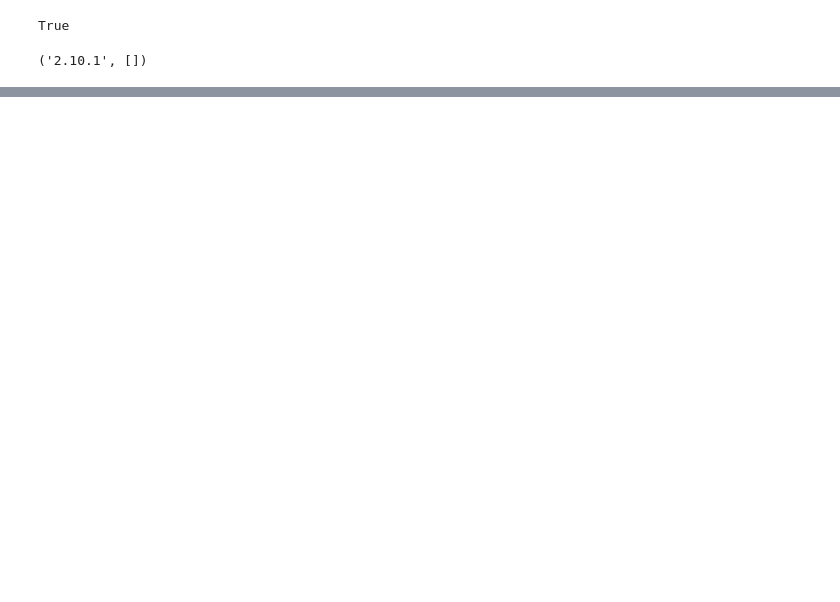
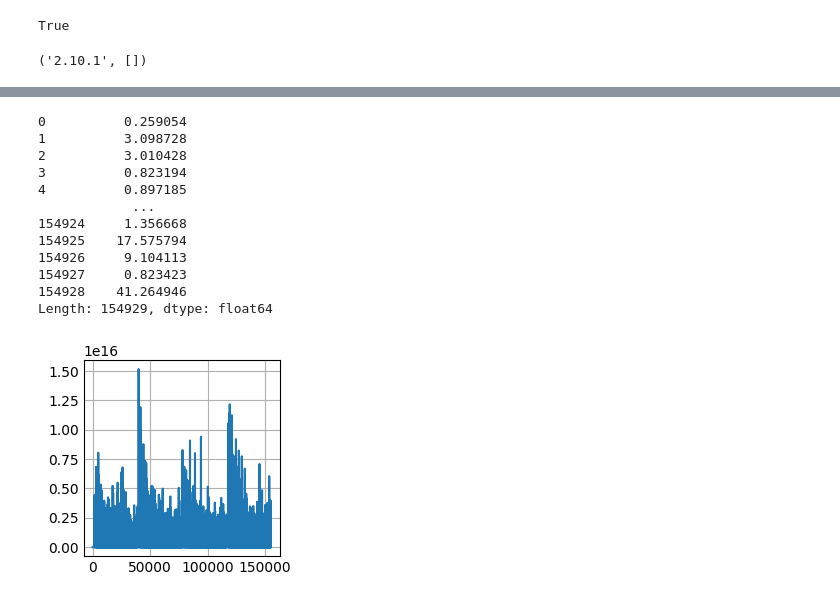
Before and after one commit to catan271/datn, a Jupyter notebook: training/train.ipynb, the cells around one changed output, grey strips where cells are left out. Drawn from its saved outputs; the diff is of its cells as text; code cells hidden in the pictures; blank space fills up the shorter version.

```diff
--- a/training/train.ipynb
+++ b/training/train.ipynb
@@ -148,0 +156,32 @@ df.to_csv('test.csv')
+# %%
+import matplotlib.pyplot as plt
+
+result = pd.read_csv('test.csv')
+
+# Example data
+actual_values = result['view']
+predicted_values = result['predict_view']
+
+acc = predicted_values / actual_values
+print(acc)
+
+
+plt.plot(acc)
+
+# Show plot
+plt.grid(True)
+plt.show()
+# %% [output]
+0          0.259054
+1          3.098728
+2          3.010428
+3          0.823194
+4          0.897185
+            ...
+154924     1.356668
+154925    17.575794
+154926     9.104113
+154927     0.823423
+154928    41.264946
+Length: 154929, dtype: float64
+[figure, added]
```
Also changed, not shown: parts of 7 cells of this notebook, 29 other files.
